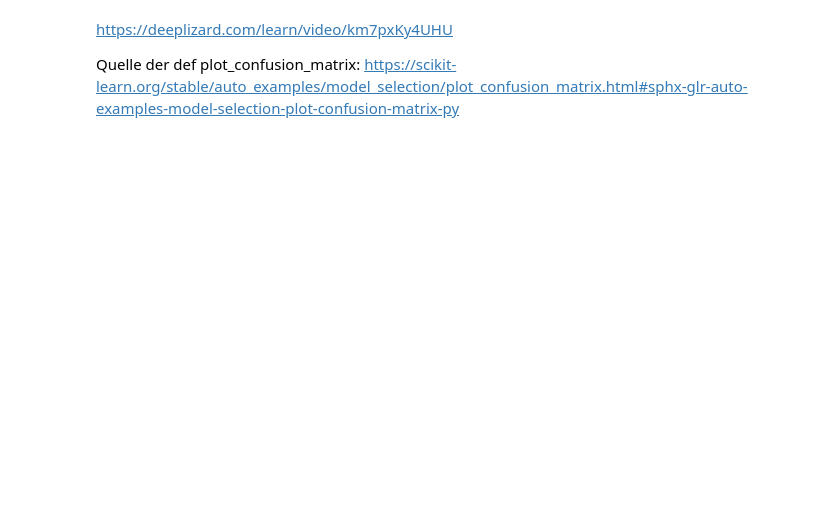
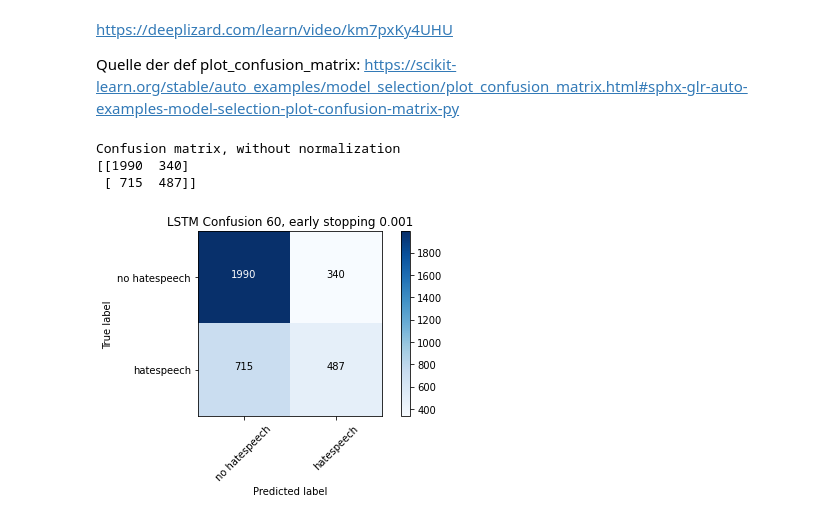
Before and after one commit to BiancaStadl/ProjektarbeitML, a Jupyter notebook: LSTM.ipynb, the cells around one changed output. Saved outputs shown, nothing was run; the diff lists cells and outputs as text; code cells hidden in the pictures; blank space fills up the shorter version.

Commit message:
LSTM 60, early stopping 0.001

```diff
--- a/LSTM.ipynb
+++ b/LSTM.ipynb
@@ -478,4 +548,9 @@ cm = confusion_matrix(y_true=nptesting_labels, y_pred=prediction_rounded13)
 # %%
 plot_labels = ['no hatespeech','hatespeech']
 # %%
-plot_confusion_matrix(cm=cm, classes=plot_labels, title='LSTM Confusion 260')
+plot_confusion_matrix(cm=cm, classes=plot_labels, title='LSTM Confusion 60, early stopping 0.001')
+# %% [output]
+Confusion matrix, without normalization
+[[1990  340]
+ [ 715  487]]
+[figure, added]
```
Also changed, not shown: parts of 7 cells of this notebook.
